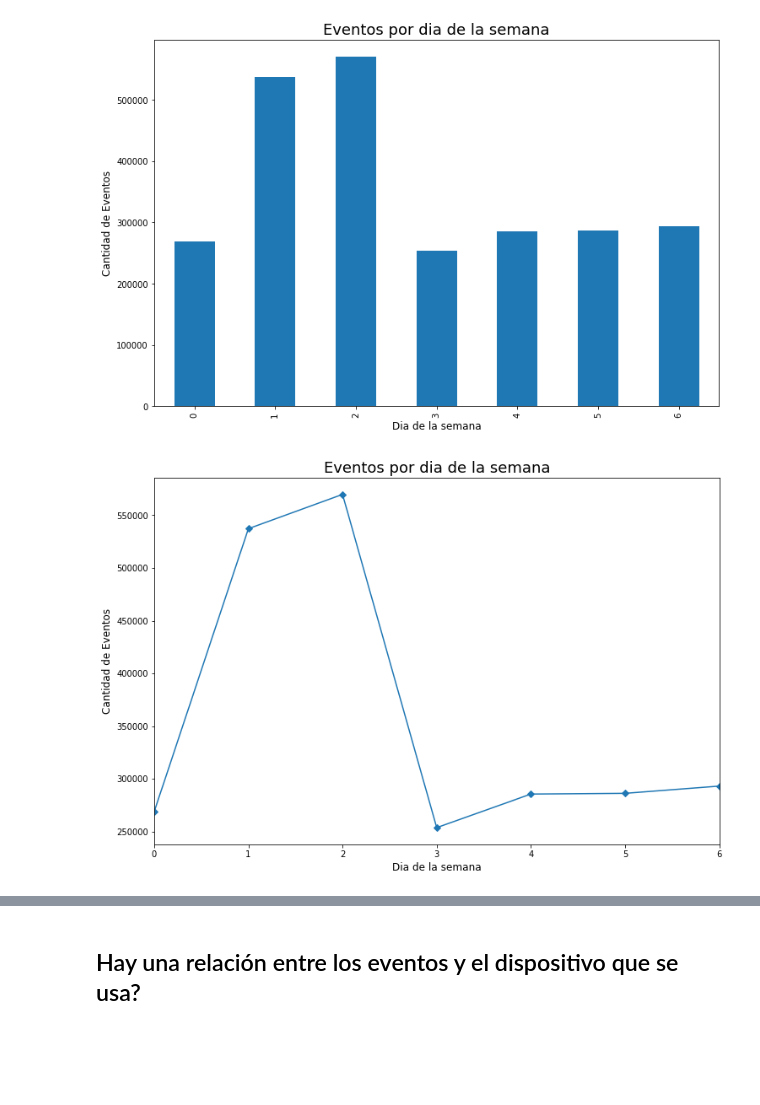
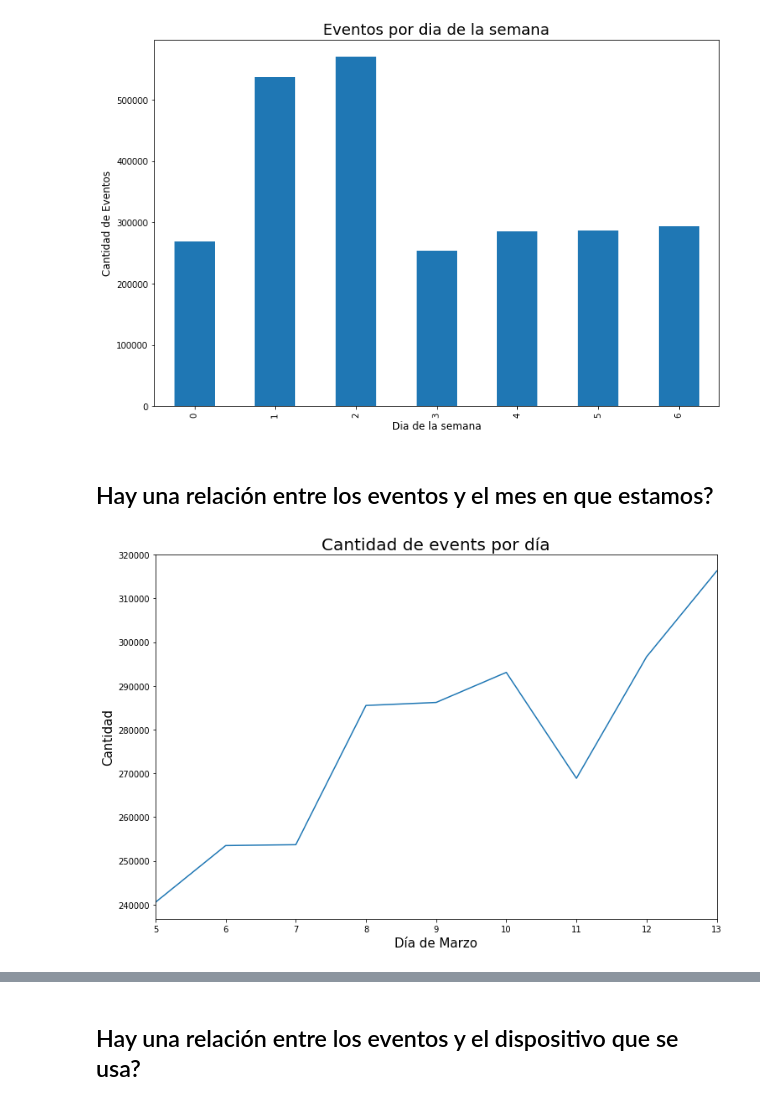
Before and after one commit to shizus/7506-1c2019, a Jupyter notebook: scripts/events.ipynb, the cells around one changed output, grey strips where cells are left out. Saved outputs shown, nothing was run; the diff lists cells and outputs as text; code cells hidden in the pictures; blank space fills up the shorter version.

```diff
--- a/scripts/events.ipynb
+++ b/scripts/events.ipynb
@@ -388,5 +134,3 @@ Name: kind, Length: 583, dtype: int64
-# %%
-events['kind'] = events['kind'].astype('category')
 # %%
 events['device_os'].value_counts()
 # %% [output]
@@ -395,8 +139,6 @@ events['device_os'].value_counts()
 2.7488313570525307e+18      6110
 5.916186881232351e+18        885
 Name: device_os, dtype: int64
-# %%
-events['device_os'] = events['device_os'].astype('category')
 # %%
 events['wifi'].value_counts()
 # %% [output]
@@ -418,5 +156,3 @@ CategoricalDtype(categories=['Cable/DSL', 'Cellular', 'Corporate'], ordered=Fals
 events['connection_type'].memory_usage(deep=True)
 # %% [output]
 2494780
-# %%
-events['connection_type'] = events['connection_type'].astype('category')
@@ -471,5 +159,3 @@ Name: device_language, Length: 186, dtype: int64
-# %%
-events['device_language'] = events['device_language'].astype('category')
 # %%
 counts = events['device_language'].value_counts()
 indexes = counts[counts<7000].index
@@ -767,12 +441,13 @@ plt.ylabel("Cantidad de Eventos", fontsize=12)
 plt.show()
 # %% [output]
 [figure]
+# %% [markdown]
+## Hay una relación entre los eventos y el mes en que estamos?
 # %%
-#Otra posible representación, que da idea de tiempo
-events['date'].dt.dayofweek.value_counts().sort_index().plot(marker = 'D', figsize = (12,8))
-plt.title("Eventos por dia de la semana", fontsize=18)
-plt.xlabel("Dia de la semana", fontsize=12)
-plt.ylabel("Cantidad de Eventos", fontsize=12)
+events['date'].dt.day.value_counts().sort_index().plot(figsize = (12,8))
+plt.title('Cantidad de events por día', size = 20)
+plt.xlabel('Día de Marzo', size = 15)
+plt.ylabel('Cantidad', size = 15)
 plt.show()
 # %% [output]
-[figure, old version]
+[figure, new version]
```
Also changed, not shown: parts of 65 cells of this notebook, 1 other file.
